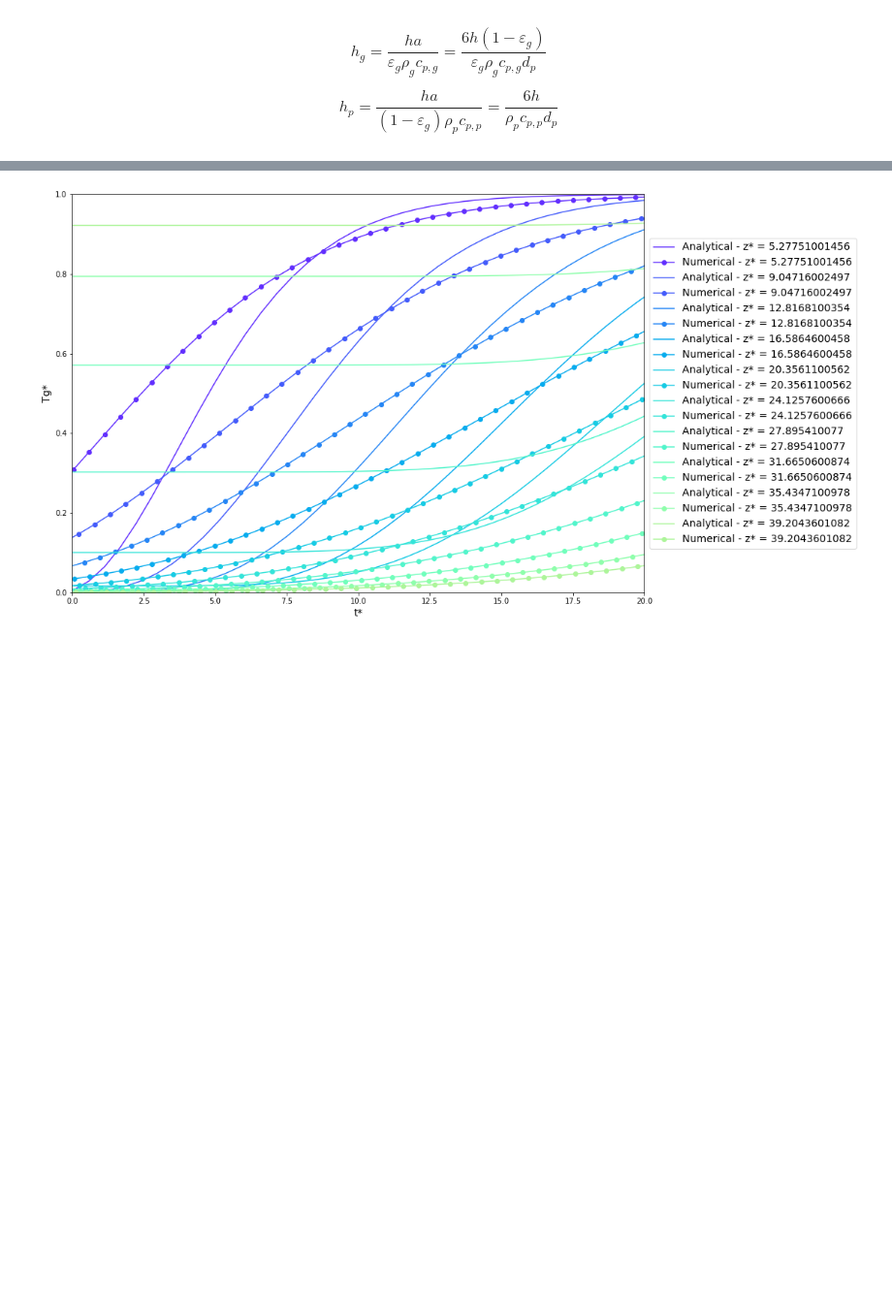
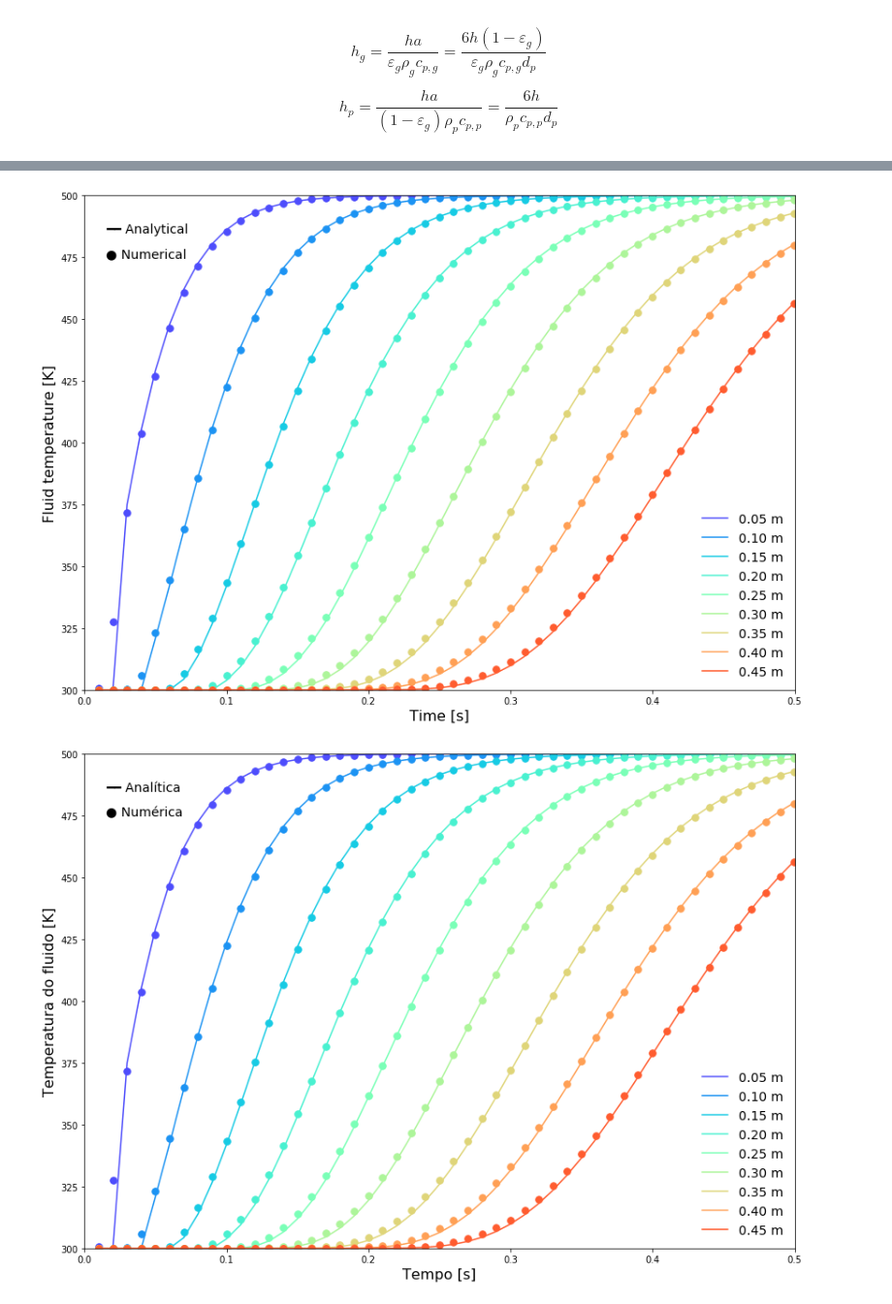
Before and after one commit to lucillalmeida/doutorado-validacoes, a Jupyter notebook: heat_fixed_bed/validation-convection-Schumann.ipynb, the cells around one changed output, grey strips where cells are left out. Shown at 97% size. Drawn from its saved outputs; the diff is of its cells as text; code cells hidden in the pictures; blank space fills up the shorter version.

```diff
--- a/heat_fixed_bed/validation-convection-Schumann.ipynb
+++ b/heat_fixed_bed/validation-convection-Schumann.ipynb
@@ -226,13 +218,12 @@ U = U_s/ epsilon_g   # [m/s] this is the TRUE gas velocity, not superficial [m/s
 # %%
-Rep = epsilon_g * d_p * U / nu_g #Re of particle using TRUE velocity
-Re_sup = epsilon_g * d_p * U_s / nu_g #Re of particle using superficial velocity
+Rep = d_p * U / nu_g #Re of particle using TRUE velocity
+Re_sup = d_p * U_s / nu_g #Re of particle using superficial velocity
 
-Nup = NusseltDeenEtAl(Re_sup, Pr_g, epsilon_g)
 Nu_gunn = NusseltGunn(Re_sup, Pr_g, epsilon_g)
 print("epsilon = ", epsilon_g)
 print("Pr = ", Pr_g)
 print("Re = ", Rep)
-print("Nup = ", Nup)
+#print("Nup = ", Nup)
 print("Nup_sup = ", Nu_gunn)
 print("Peclet number = ", Rep * Pr_g)
 
@@ -244,13 +235,9 @@ h_g = (6.0 * h * (1.0 - epsilon_g)) / (epsilon_g * rho_g * c_pg * d_p)
 h_p = (6.0 * h) / (rho_p * c_pp * d_p)
 
 hStar = h_g/h_p
-#print(hStar)
+
 print("h_g = ", h_g)
 print("h_p = ", h_p)
 hpg = h_p + h_g
-
-#hEvapStar   = q_dot_spec / (0.523599 * ((d_p)**3.0) * rho_p * c_pp) *(Tg-Tp)
-
-#aEvapParticle= h_g * h_p * hEvapStar / (hpg * hpg)
 # %% [output]
 epsilon =  0.42600000000000005
@@ -332,37 +329,64 @@ T inicial =  355.728
 # %%
+# Fluid temperature x time for each height
+
 i=5
 inc = 5
 
 cmap = plt.get_cmap('rainbow')
 
-for y in num_y[i::inc]:
+for y in num_y[i:-1:inc]:
     zStar = (y * h_g / U)
     tStar = num_time*h_p - (y/U)*h_p
     TgStar = packedBedTrnsTemperatures(tStar,zStar )[0]
 
     Tg = TgStar*(T_gi-T_g0) + T_g0
-    plt.plot(tStar, TgStar, color = cmap(i*3), label = "Analytical - z* = " + str(zStar) )
-    plt.plot(tStar, ((temperature[:,i]- T_g0)/(T_gi-T_g0)), marker = 'o', color = cmap(i*3), label = "Numerical - z* = " + str(zStar) )
+    for index in numpy.where(tStar < 0.0):
+        Tg[index] = T_g0
+
+    plt.plot(num_time, Tg, color = cmap(i*5), label = "{0:.2f} m".format(y) )
+
+    plt.plot(num_time, (temperature[:,i]), marker = 'o', markersize = 7.5,  linestyle = 'None', color = cmap(i*5))
     i = i+inc
-plt.xlim(0, 20)
-plt.ylim(0, 1)
+plt.xlim(0, 0.5)
+plt.ylim(300, 500)
 #plt.legend(fontsize=12, loc='upper center', bbox_to_anchor=(0.5, 1.25), ncol=3, fancybox=True)
-plt.legend(fontsize=14, loc='center left', bbox_to_anchor=(1, 0.5))
-plt.ylabel('Tg*', fontsize=14)
-plt.xlabel('t*', fontsize=14)
+plt.legend(fontsize=14, loc='lower right', frameon=False)
+plt.ylabel('Fluid temperature [K]', fontsize=16)
+plt.xlabel('Time [s]', fontsize=16)
+plt.annotate('━━ Analytical',xy=(0.015, 485), fontsize=14)
+plt.annotate('● Numerical', xy=(0.015, 475), fontsize=14)
+plt.savefig('gasversustime.png')
 plt.show()
 
-# for time in num_time[50::50]:
-#     zStar = (num_y * h_g / U)
-#     tStart = time*h_p - (num_y/U)*h_p
-#     TpStart = packedBedTrnsTemperatures(tStart,zStar )[1]
-#     Tp = TpStart*(T_gi-T_g0) + T_g0
-#     plt.plot(num_y, Tp, label = "t = " + str(time) )
 
-# plt.ylim(300, 500)
-# plt.legend(fontsize=14)
-# plt.ylabel('Tp', fontsize=14)
-# plt.xlabel('z', fontsize=14)
-# plt.show()
+i=5
+inc = 5
+
+cmap = plt.get_cmap('rainbow')
+
+for y in num_y[i:-1:inc]:
+    zStar = (y * h_g / U)
+    tStar = num_time*h_p - (y/U)*h_p
+    TgStar = packedBedTrnsTemperatures(tStar,zStar )[0]
+
+    Tg = TgStar*(T_gi-T_g0) + T_g0
+    for index in numpy.where(tStar < 0.0):
+        Tg[index] = T_g0
+
+    plt.plot(num_time, Tg, color = cmap(i*5), label = "{0:.2f} m".format(y) )
+
+    plt.plot(num_time, (temperature[:,i]), marker = 'o', markersize = 7.5,  linestyle = 'None', color = cmap(i*5))
+    i = i+inc
+plt.xlim(0, 0.5)
+plt.ylim(300, 500)
+#plt.legend(fontsize=12, loc='upper center', bbox_to_anchor=(0.5, 1.25), ncol=3, fancybox=True)
+plt.legend(fontsize=14, loc='lower right', frameon=False)
+plt.ylabel('Temperatura do fluido [K]', fontsize=16)
+plt.xlabel('Tempo [s]', fontsize=16)
+plt.annotate('━━ Analítica',xy=(0.015, 485), fontsize=14)
+plt.annotate('● Numérica', xy=(0.015, 475), fontsize=14)
+plt.savefig('gasversustimePortuguese.png')
+plt.show()
 # %% [output]
-[figure, old version]
+[figure, new version]
+[figure, added]
```
Also changed, not shown: parts of 8 cells of this notebook, 17 other files.
